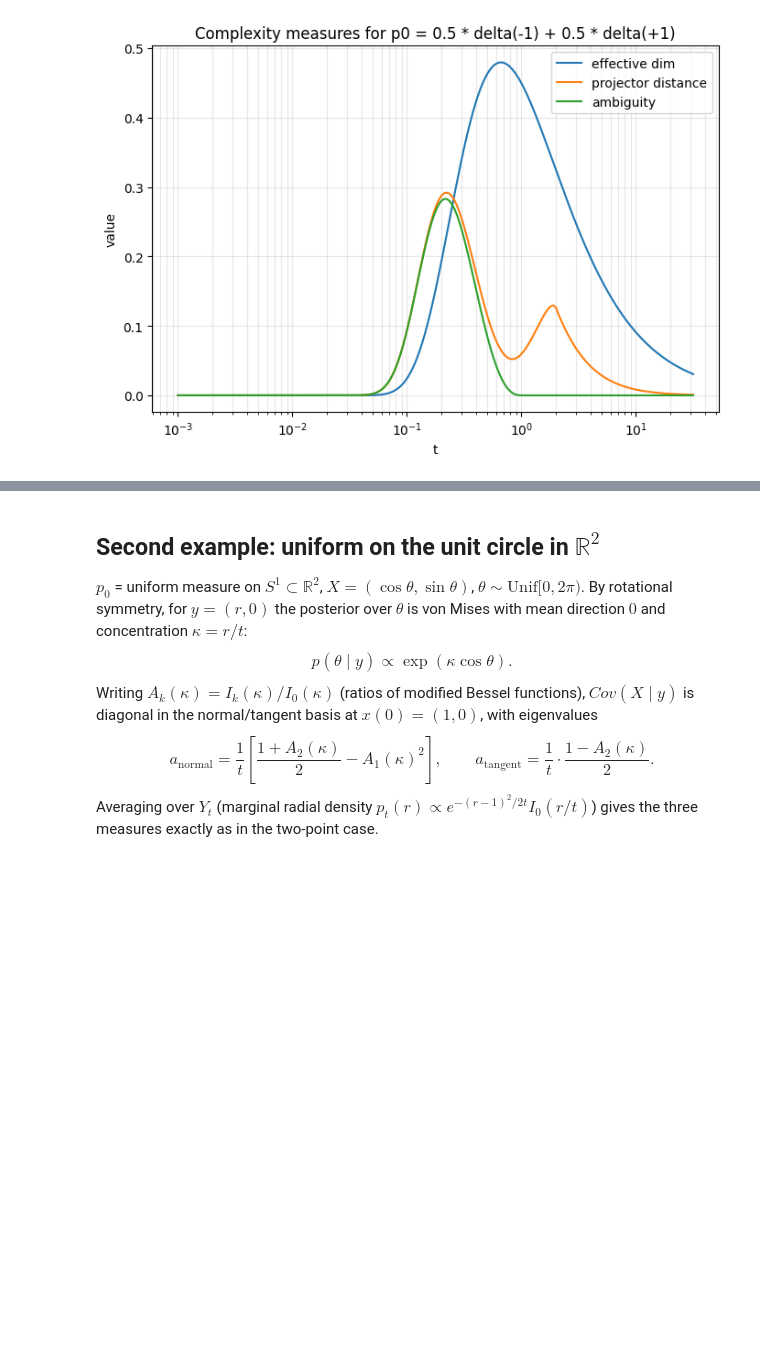
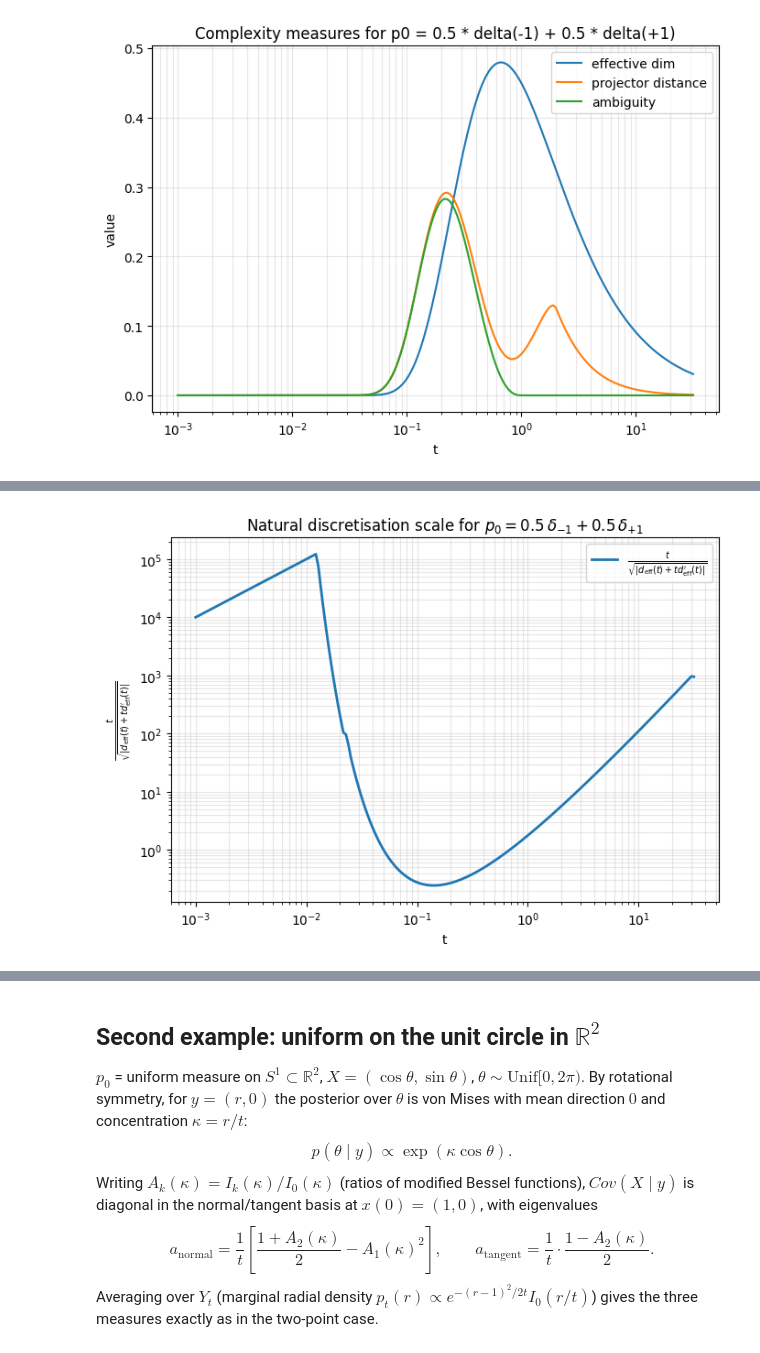
Before and after one commit to DanielGagliardi/Latent-Diffusion-Geometry, a Jupyter notebook: PCB/PCB-01-toy-examples.ipynb, the cells around one changed output, grey strips where cells are left out. Cells and saved outputs as stored; diff of their text form; code cells hidden in the pictures; blank space fills up the shorter version.

Commit message:
add difficulty plot

```diff
--- a/PCB/PCB-01-toy-examples.ipynb
+++ b/PCB/PCB-01-toy-examples.ipynb
@@ -94,3 +94,85 @@ plt.show()
 # %% [output]
 device: mps
 [figure]
+# %%
+import numpy as np
+import torch
+import matplotlib.pyplot as plt
+from scipy.integrate import quad
+
+device = "cuda" if torch.cuda.is_available() else ("mps" if torch.backends.mps.is_available() else "cpu")
+print(f"device: {device}")
+
+# p0 = 0.5 delta_{-1} + 0.5 delta_{+1}, d=1
+# closed form:
+# m_t(y) = tanh(y/t)
+# a(y,t) = A_t(y) = (1 - tanh(y/t)^2) / t
+
+def a_of_y(y, t):
+    return (1.0 - np.tanh(y / t) ** 2) / t
+
+def p_t(y, t):
+    return (
+        0.5 * np.exp(-(y - 1) ** 2 / (2 * t)) / np.sqrt(2 * np.pi * t)
+        + 0.5 * np.exp(-(y + 1) ** 2 / (2 * t)) / np.sqrt(2 * np.pi * t)
+    )
+
+def expectation(f, t, lim=None):
+    lim = lim or (10 * np.sqrt(t) + 10)
+    val, _ = quad(
+        lambda y: f(y, t) * p_t(y, t),
+        -lim,
+        lim,
+        limit=400,
+        points=[-1, 1],
+    )
+    return val
+
+def d_eff(t):
+    return expectation(lambda y, t: a_of_y(y, t), t)
+
+# Log-spaced time grid
+ts = np.logspace(-3, 1.5, 200)
+
+# Compute effective dimension
+d_eff_vals = np.array([d_eff(t) for t in ts])
+
+# Numerical derivative with respect to t
+d_eff_prime_vals = np.gradient(d_eff_vals, ts, edge_order=2)
+
+# Quantity:
+# t / sqrt(|d_eff(t) + t d_eff'(t)|)
+denom = np.abs(d_eff_vals + ts * d_eff_prime_vals)
+
+# Avoid division by zero / numerical issues
+eps = 1e-14
+natural_dt_scale = ts / np.sqrt(np.maximum(denom, eps))
+
+# Plot
+fig, ax = plt.subplots(figsize=(7, 5))
+
+ax.plot(
+    ts,
+    natural_dt_scale,
+    linewidth=2,
+    label=r"$\frac{t}{\sqrt{|d_{\mathrm{eff}}(t)+t d_{\mathrm{eff}}'(t)|}}$"
+)
+
+ax.set_xscale("log")
+ax.set_yscale("log")
+
+ax.set_xlabel("t")
+ax.set_ylabel(
+    r"$\frac{t}{\sqrt{|d_{\mathrm{eff}}(t)+t d_{\mathrm{eff}}'(t)|}}$"
+)
+ax.set_title(
+    r"Natural discretisation scale for "
+    r"$p_0 = 0.5\,\delta_{-1} + 0.5\,\delta_{+1}$"
+)
+
+ax.legend()
+ax.grid(True, which="both", alpha=0.3)
+
+fig.tight_layout()
+plt.show()
+# %% [output]
@@ -96,0 +180 @@ device: mps
+[figure, added]
```
Also changed, not shown: parts of 2 cells of this notebook.
